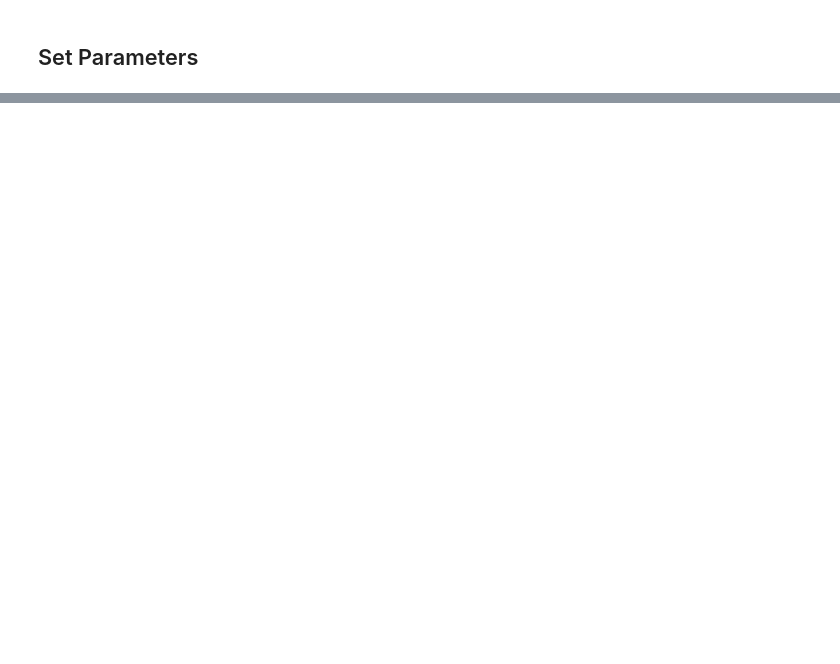
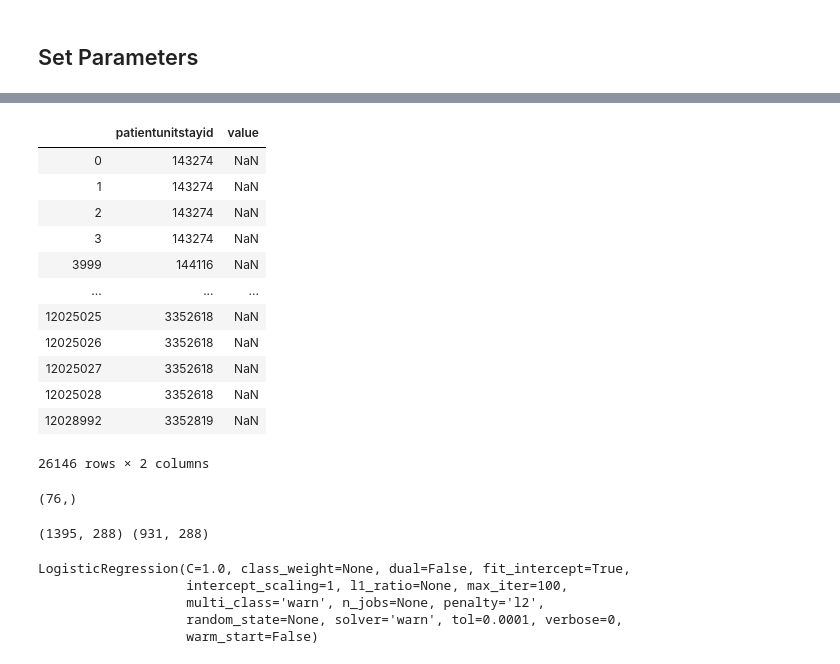
Before and after one commit to adit98/tbi, a Jupyter notebook: GCS_Modeling.ipynb, the cells around one changed output, grey strips where cells are left out. Saved outputs shown, nothing was run; the diff lists cells and outputs as text; code cells hidden in the pictures; blank space fills up the shorter version.

```diff
--- a/GCS_Modeling.ipynb
+++ b/GCS_Modeling.ipynb
@@ -127,0 +128,44 @@ Text(0.5, 1.0, 'Motor GCS')
+# %%
+# interpolate signal
+hr_first24 = hr_grouped.copy()
+resp_first24 = resp_grouped.copy()
+sao2_first24 = sao2_grouped.copy()
+
+hr_first24['value'] = hr_grouped.groupby('patientunitstayid').apply(lambda x: x['value'].interpolate(method='linear')).reset_index()['value']
+resp_first24['value'] = resp_grouped.groupby('patientunitstayid').apply(lambda x: x['value'].interpolate(method='linear')).reset_index()['value']
+sao2_first24['value'] = sao2_grouped.groupby('patientunitstayid').apply(lambda x: x['value'].interpolate(method='linear')).reset_index()['value']
+# %%
+# get first 24 hrs
+hr_first24 = hr_first24.loc[hr_first24['offset_bin'] < 96].drop(columns=['offset', 'offset_bin'])
+resp_first24 = resp_first24.loc[resp_first24['offset_bin'] < 96].drop(columns=['offset', 'offset_bin'])
+sao2_first24 = sao2_first24.loc[sao2_first24['offset_bin'] < 96].drop(columns=['offset', 'offset_bin'])
+
+# fill remaining na fields (beginning of patient stay if any) with overall signal mean (maybe median itf?)
+hr_first24['value'] = hr_first24.groupby('patientunitstayid').transform(lambda x: x.fillna(x.mean()))
+resp_first24['value'] = resp_first24.groupby('patientunitstayid').transform(lambda x: x.fillna(x.mean()))
+sao2_first24['value'] = sao2_first24.groupby('patientunitstayid').transform(lambda x: x.fillna(x.mean()))
+
+#display(resp_first24)
+#display(sao2_first24)
+# %% [output]
+|  | patientunitstayid | value |
+| 0 | 143274 | NaN |
+| 1 | 143274 | NaN |
+| 2 | 143274 | NaN |
+| 3 | 143274 | NaN |
+| 3999 | 144116 | NaN |
+| ... | ... | ... |
+| 12025025 | 3352618 | NaN |
+| 12025026 | 3352618 | NaN |
+| 12025027 | 3352618 | NaN |
+| 12025028 | 3352618 | NaN |
+| 12028992 | 3352819 | NaN |
+26146 rows × 2 columns
+# %%
+further_exclusion = hr_first24.loc[hr_first24.isna()['value']]['patientunitstayid'].unique()
+further_exclusion = np.hstack([further_exclusion, resp_first24.loc[resp_first24.isna()['value']]['patientunitstayid'].unique()])
+further_exclusion = np.hstack([further_exclusion, sao2_first24.loc[sao2_first24.isna()['value']]['patientunitstayid'].unique()])
+further_exclusion = np.unique(further_exclusion)
+print(further_exclusion.shape)
+# %% [output]
+(76,)
@@ -127,0 +198,15 @@ Text(0.5, 1.0, 'Motor GCS')
+# %%
+trainX, testX, trainY, testY = train_test_split(X_combined.T, target_gcs, test_size=0.4)
+print(trainX.shape, testX.shape)
+# %% [output]
+(1395, 288) (931, 288)
+# %%
+# train model
+clf = LogisticRegression()
+clf.fit(trainX, trainY)
+# %% [output]
+LogisticRegression(C=1.0, class_weight=None, dual=False, fit_intercept=True,
+                   intercept_scaling=1, l1_ratio=None, max_iter=100,
+                   multi_class='warn', n_jobs=None, penalty='l2',
+                   random_state=None, solver='warn', tol=0.0001, verbose=0,
+                   warm_start=False)
```
Also changed, not shown: parts of 11 cells of this notebook, 1 other file.
